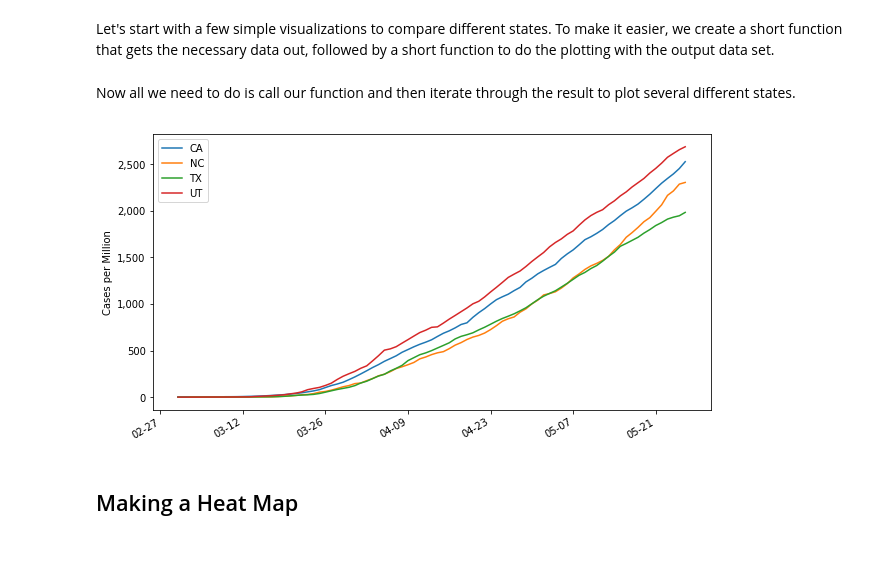
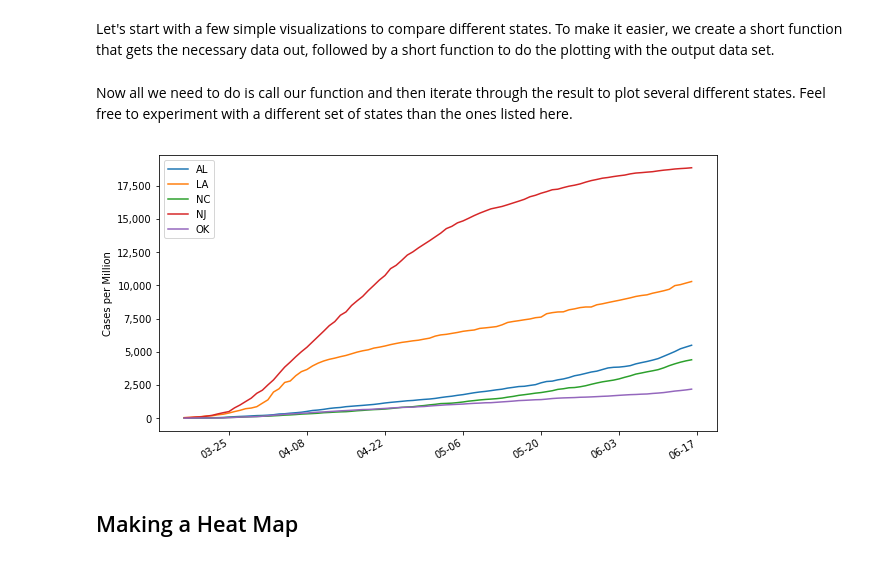
Before and after one commit to SAS-GAP-DSI/jh, a Jupyter notebook: PyCOVID.ipynb, the cells around one changed output. Saved outputs shown, nothing was run; the diff lists cells and outputs as text; code cells hidden in the pictures.

```diff
--- a/PyCOVID.ipynb
+++ b/PyCOVID.ipynb
@@ -86,3 +98,6 @@ pop_set = pd.read_csv(census_url).filter(['REGION', 'DIVISION', 'STATE', 'NAME',
+# %%
+pop_set = pd.read_csv("/shared/courses/ACADEMIC/nst-est2019-alldata.csv").filter(['REGION', 'DIVISION', 'STATE', 'NAME', 'CENSUS2010POP',
+                          'ESTIMATESBASE2010', 'POPESTIMATE2019'])
 # %% [markdown]
 ## Updating our Data Set with the Census Information
 # %% [markdown]
@@ -113,36 +154,53 @@ Let's start with a few simple visualizations to compare different states. To mak
 # %%
 def state_sets(df : pd.DataFrame, States: List) -> Dict:
     """
-    Given the master-list of data, select subsets based on state names.
+    This function is similar to a data step in SAS. It takes
+    in a list of state-codes of interest together with the main
+    dataframe and returns a dictionary where each statecode is mapped
+    to a dataframe containing only the information from that state.
     """
+    # use a quick dictionary comprehension to subset the data
     out_dict = {state : df[df.STATECODE==state] for state in States }
     return out_dict
 
 def line_plot_states(states_of_interest : Dict,
                     min_date : str = "2020-03-01"):
+    """
+    Convenience function to do the plotting.
+    Takes a dictionary of states and a start date and then
+    makes a line plot of the 'cases per million' variable in
+    all states listed in the dictionary.
+    """
+    # define plot size
     fig, ax = plt.subplots(figsize=(10,5.625))
-    # add the relevant plots
+
+    # iterates over the dictionary and adds each state's
+    # line to the plot
     for key, data in states_of_interest.items():
         subdata = data[data.Date>=pd.to_datetime(min_date)]
         ax.plot(subdata.Date, subdata.CPM, label=key)
-    ax.legend()
+    ax.legend() # turns on the legend
 
-    # make the axis pretty
+    # make the axes pretty
     fig.autofmt_xdate()
     ax.yaxis.set_major_formatter(plt.FuncFormatter(lambda x, loc: "{:,}".format(int(x))))
     ax.xaxis.set_major_formatter(mdates.DateFormatter('%m-%d'))
     ax.set_ylabel('Cases per Million')
 
-
-    plt.show(fig)
+    plt.show(fig) # necessary to display the plot
 # %% [markdown]
-Now all we need to do is call our function and then iterate through the result to plot several different states.
+ Now all we need to do is call our function and then iterate through the result to plot several different states. Feel free to experiment with a different set of states than the ones listed here.
-# %%
-state_list = sorted(["CA", "TX", "NC", "UT"])
-states_of_interest = state_sets(df, state_list)
-line_plot_states(states_of_interest)
-# %% [output]
-[figure, removed]
+# %%
+# list of states, sort it so that the legend is alphabetical
+state_list = sorted(["LA", "AL", "NC", "NJ", "OK"])
+
+# get the dictionary of state data out
+states_of_interest = state_sets(df, state_list)
+
+# does the plotting
+line_plot_states(states_of_interest, "2020-03-17")
+# %% [output]
+[figure, added]
 # %% [markdown]
 ## Making a Heat Map
 # %% [markdown]
```
Also changed, not shown: parts of 29 cells of this notebook.
